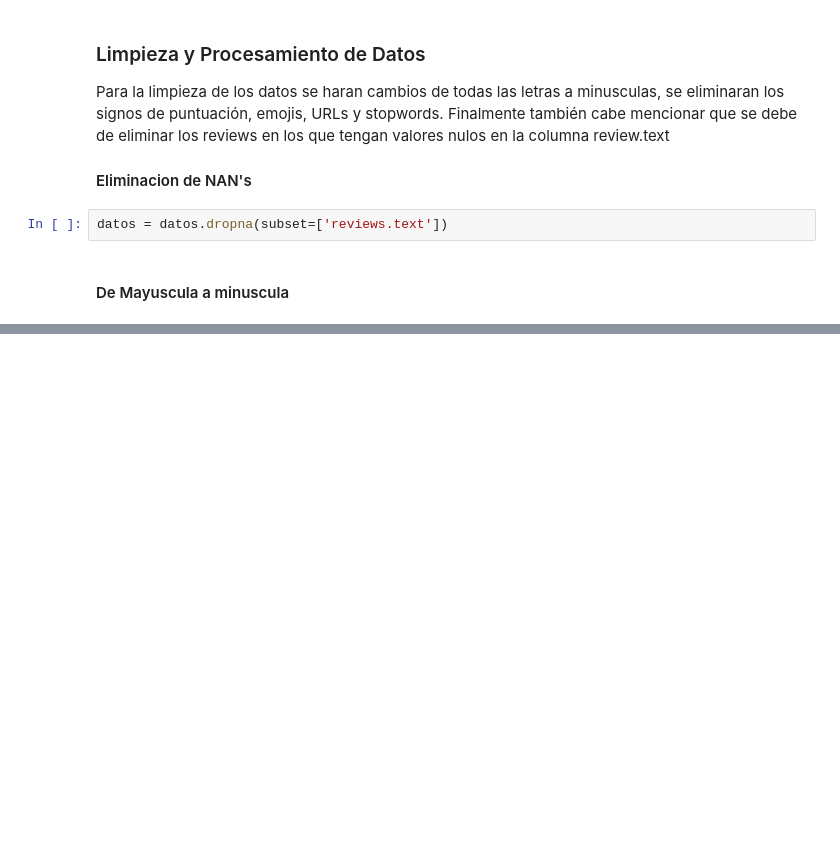
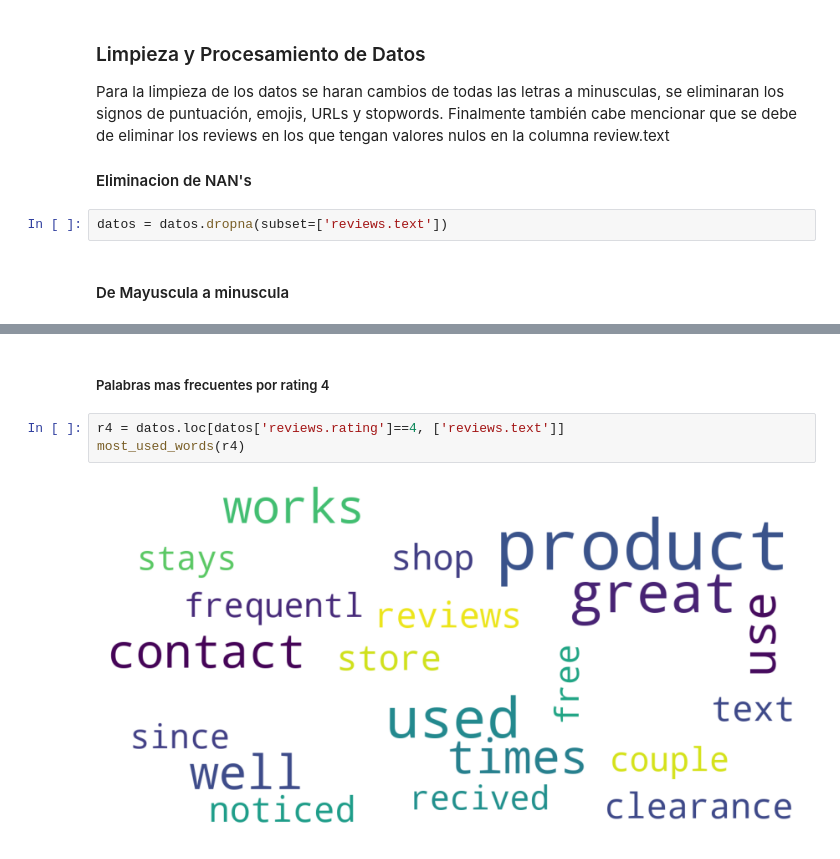
Before and after one commit to marisaaaai/lab5, a Jupyter notebook: lab5.ipynb, the cells around one changed output, grey strips where cells are left out. Drawn from its saved outputs; the diff is of its cells as text; blank space fills up the shorter version.

```diff
--- a/lab5.ipynb
+++ b/lab5.ipynb
@@ -47,0 +175,7 @@ datos.head()
+# %% [markdown]
+##### Palabras mas frecuentes por rating 4
+# %%
+r4 = datos.loc[datos['reviews.rating']==4, ['reviews.text']]
+most_used_words(r4)
+# %% [output]
+[figure, added]
```
Also changed, not shown: parts of 43 cells of this notebook.
